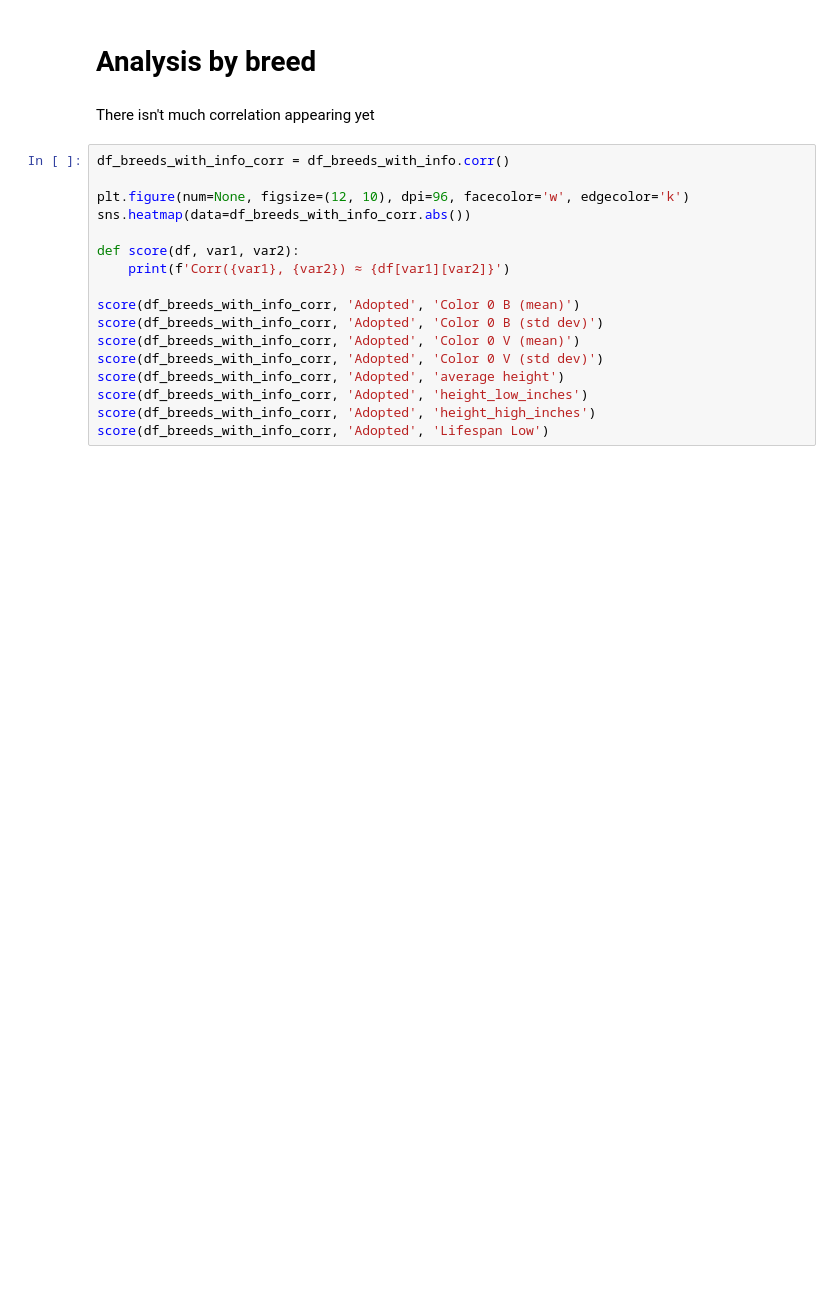
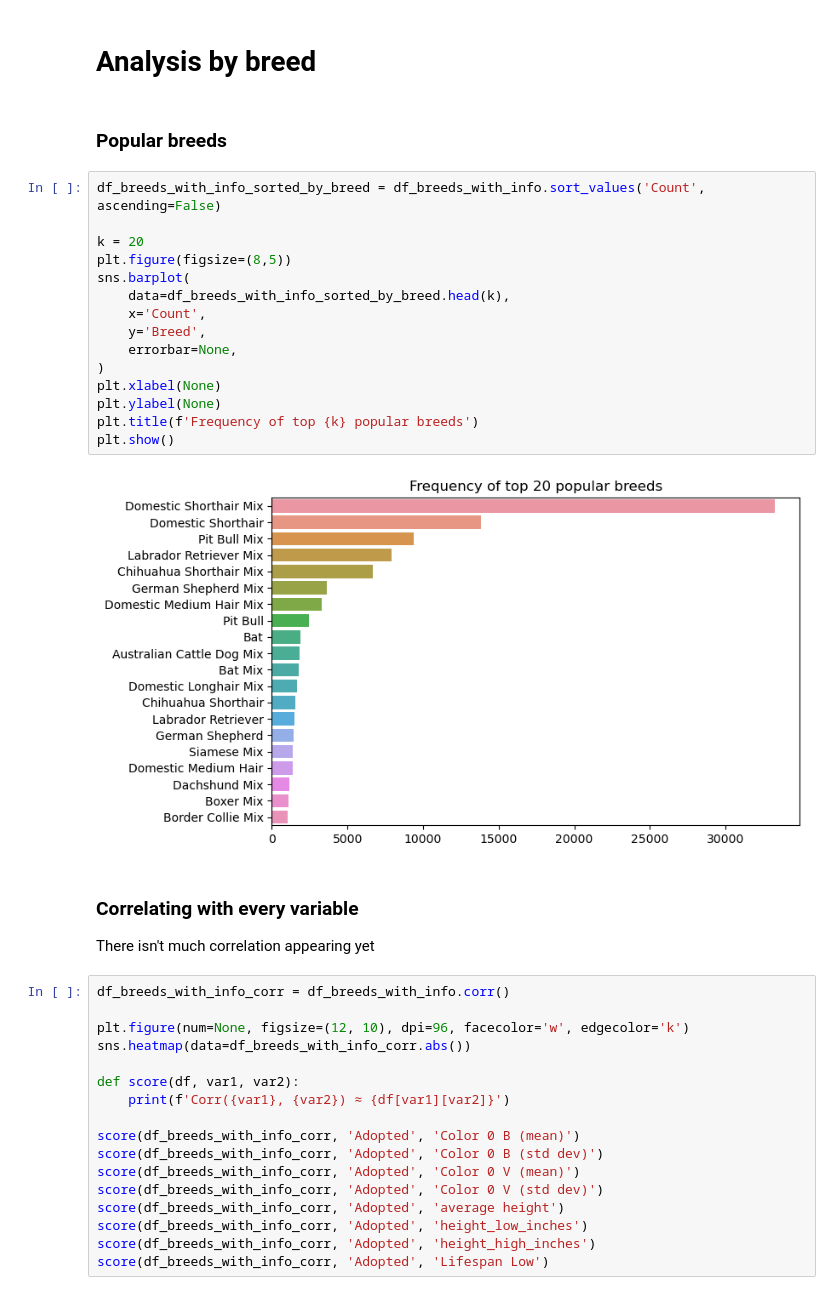
Before and after one commit to i12345/AustinAnimalCenterAnalysis, a Jupyter notebook: corr.ipynb, the cells around one changed output. Cells and saved outputs as stored; diff of their text form; blank space fills up the shorter version.

Commit message:
top k breeds

```diff
--- a/corr.ipynb
+++ b/corr.ipynb
@@ -55,7 +55,28 @@ df_breeds_with_info.head()
 5 rows × 43 columns
 # %% [markdown]
 # Analysis by breed
+# %% [markdown]
+### Popular breeds
+# %%
+df_breeds_with_info_sorted_by_breed = df_breeds_with_info.sort_values('Count', ascending=False)
+
+k = 20
+plt.figure(figsize=(8,5))
+sns.barplot(
+    data=df_breeds_with_info_sorted_by_breed.head(k),
+    x='Count',
+    y='Breed',
+    errorbar=None,
+)
+plt.xlabel(None)
+plt.ylabel(None)
+plt.title(f'Frequency of top {k} popular breeds')
+plt.show()
+# %% [output]
+[figure, added]
 # %% [markdown]
+### Correlating with every variable
+
 There isn't much correlation appearing yet
 # %%
 df_breeds_with_info_corr = df_breeds_with_info.corr()
```
